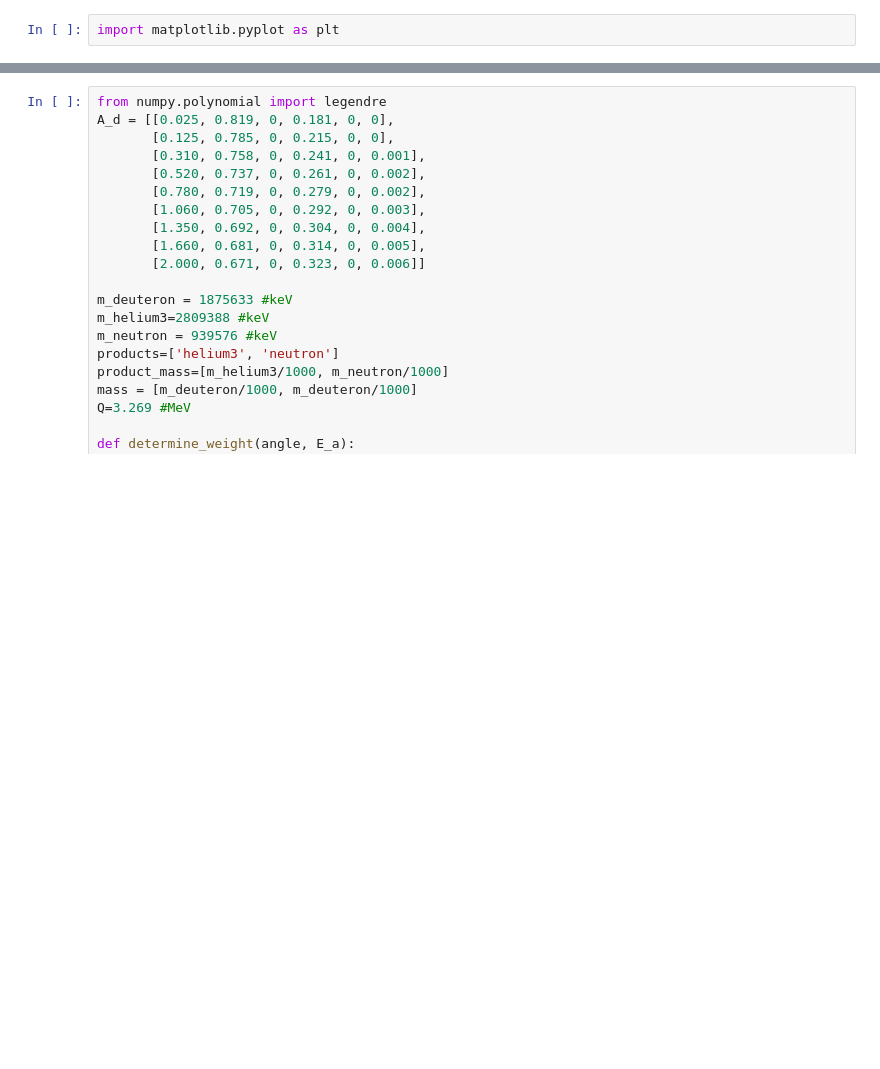
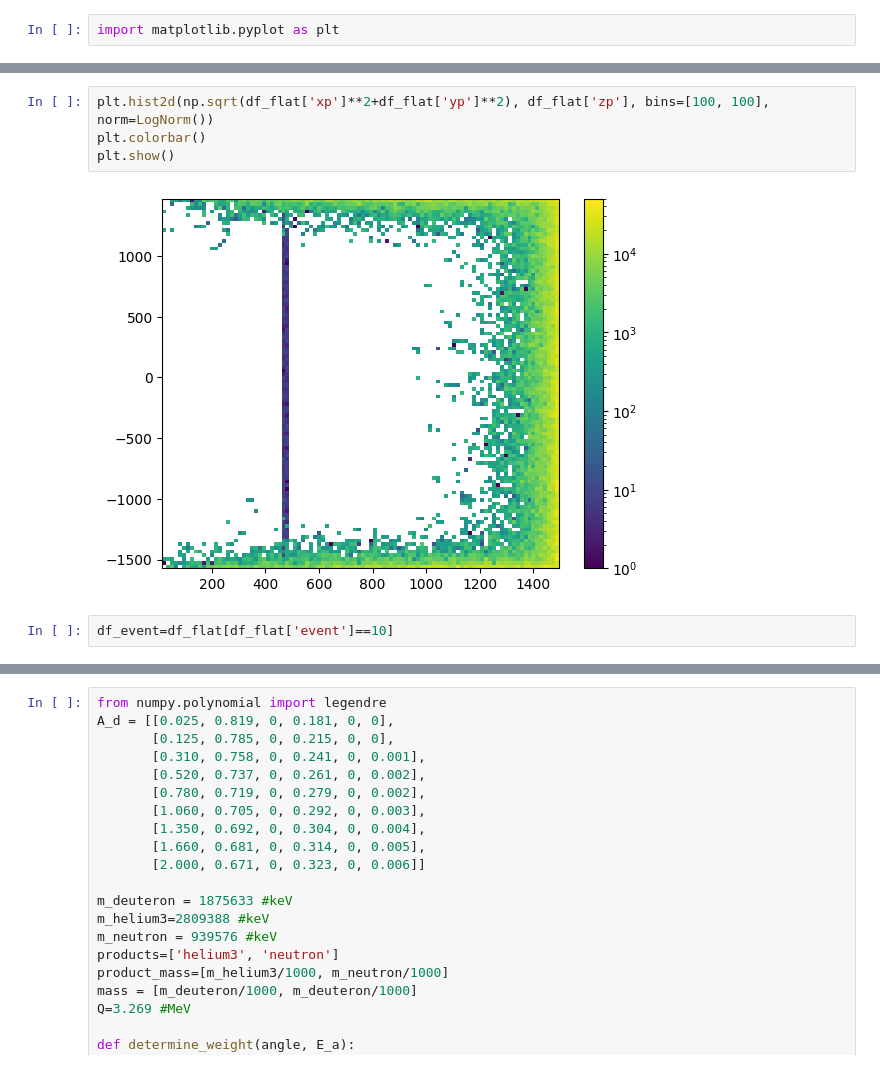
Before and after one commit to jpienaar13/HermeticTPC, a Jupyter notebook: 01_WIS_HTPC.ipynb, the cells around one changed output, grey strips where cells are left out. Saved outputs shown, nothing was run; the diff lists cells and outputs as text; blank space fills up the shorter version.

```diff
--- a/01_WIS_HTPC.ipynb
+++ b/01_WIS_HTPC.ipynb
@@ -111,0 +115,8 @@ plt.show()
+# %%
+plt.hist2d(np.sqrt(df_flat['xp']**2+df_flat['yp']**2), df_flat['zp'], bins=[100, 100], norm=LogNorm())
+plt.colorbar()
+plt.show()
+# %% [output]
+[figure, added]
+# %%
+df_event=df_flat[df_flat['event']==10]
```
Also changed, not shown: parts of 14 cells of this notebook.
